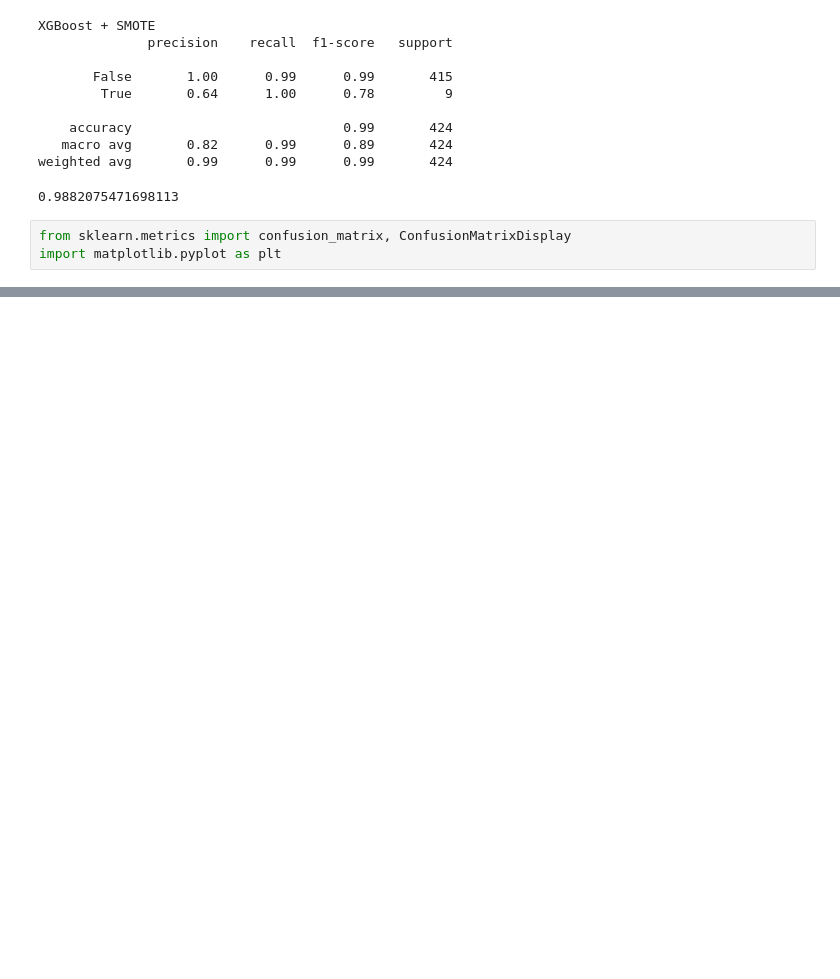
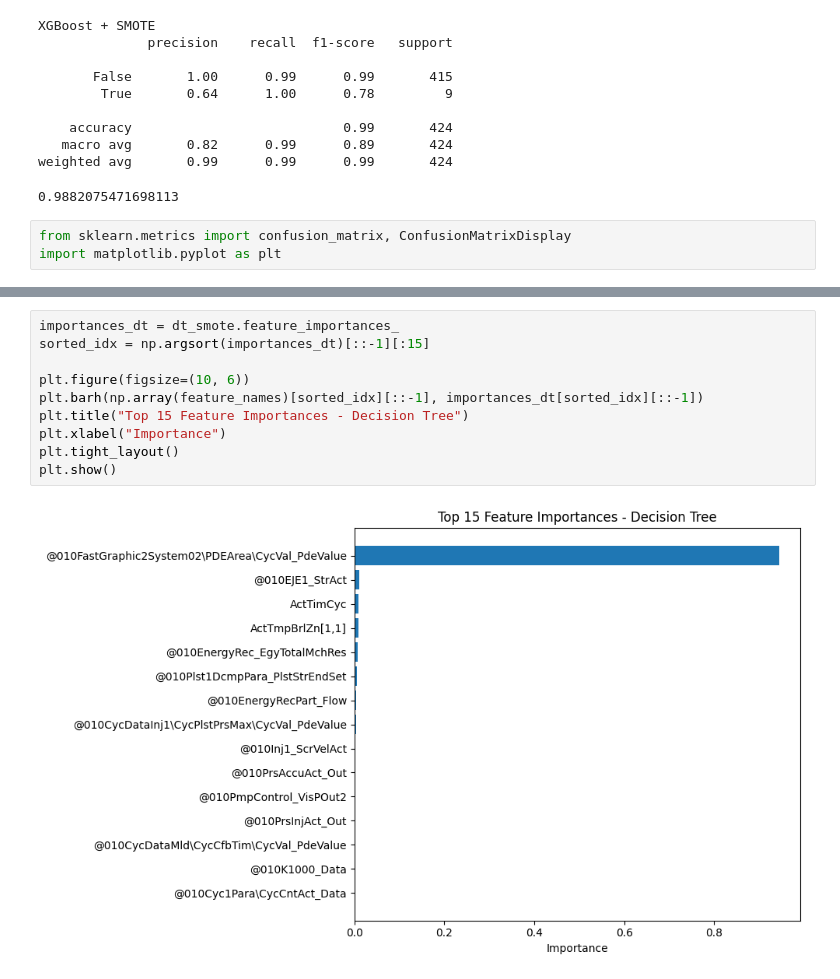
Before and after one commit to Chinmay-1907/Anamolydetection, a Jupyter notebook: DefectAnamolyDetection.ipynb, the cells around one changed output, grey strips where cells are left out. Cells and saved outputs as stored; diff of their text form; blank space fills up the shorter version.

```diff
--- a/DefectAnamolyDetection.ipynb
+++ b/DefectAnamolyDetection.ipynb
@@ -534,0 +536,12 @@ WARNING:absl:You are saving your model as an HDF5 file via `model.save()` or `ke
+# %%
+importances_dt = dt_smote.feature_importances_
+sorted_idx = np.argsort(importances_dt)[::-1][:15]
+
+plt.figure(figsize=(10, 6))
+plt.barh(np.array(feature_names)[sorted_idx][::-1], importances_dt[sorted_idx][::-1])
+plt.title("Top 15 Feature Importances - Decision Tree")
+plt.xlabel("Importance")
+plt.tight_layout()
+plt.show()
+# %% [output]
+[figure, added]
```
Also changed, not shown: parts of 19 cells of this notebook.
